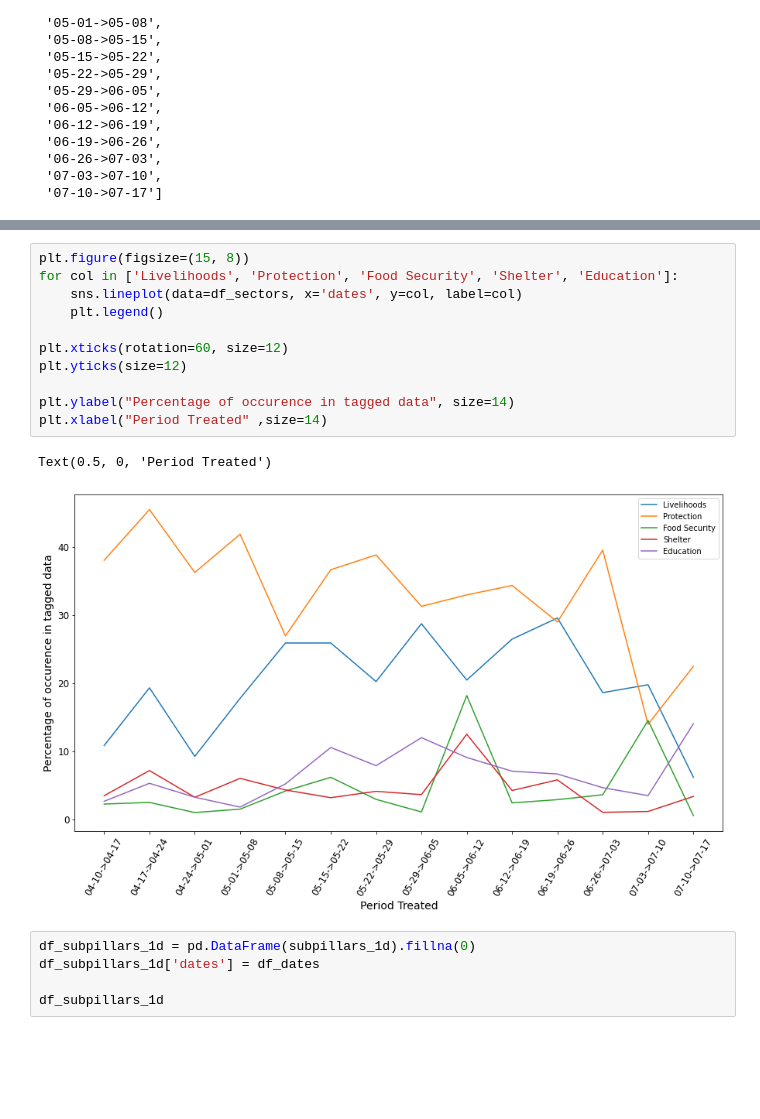
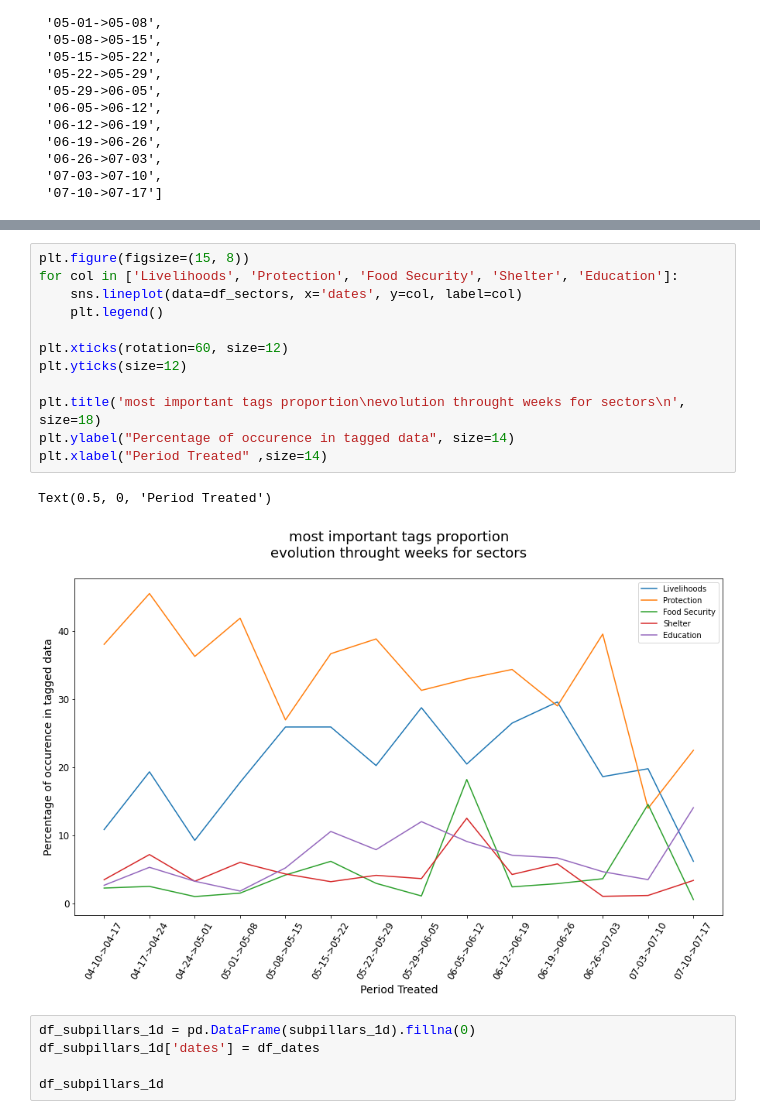
Before and after one commit to the-deep/deep-experiments, a Jupyter notebook: notebooks/models/selim/data_generation/IFRC_Tukey_analysis.ipynb, the cells around one changed output, grey strips where cells are left out. Drawn from its saved outputs; the diff is of its cells as text; blank space fills up the shorter version.

Commit message:
update plots

```diff
--- a/notebooks/models/selim/data_generation/IFRC_Tukey_analysis.ipynb
+++ b/notebooks/models/selim/data_generation/IFRC_Tukey_analysis.ipynb
@@ -201,17 +201,18 @@ df_sectors
 # %%
 plt.figure(figsize=(15, 8))
 for col in ['Livelihoods', 'Protection', 'Food Security', 'Shelter', 'Education']:
     sns.lineplot(data=df_sectors, x='dates', y=col, label=col)
     plt.legend()
 
 plt.xticks(rotation=60, size=12)
 plt.yticks(size=12)
 
+plt.title('most important tags proportion\nevolution throught weeks for sectors\n', size=18)
 plt.ylabel("Percentage of occurence in tagged data", size=14)
 plt.xlabel("Period Treated" ,size=14)
 # %% [output]
 Text(0.5, 0, 'Period Treated')
-[figure, old version]
+[figure, new version]
 # %%
 df_subpillars_1d = pd.DataFrame(subpillars_1d).fillna(0)
 df_subpillars_1d['dates'] = df_dates
```
Also changed, not shown: parts of 10 cells of this notebook.
